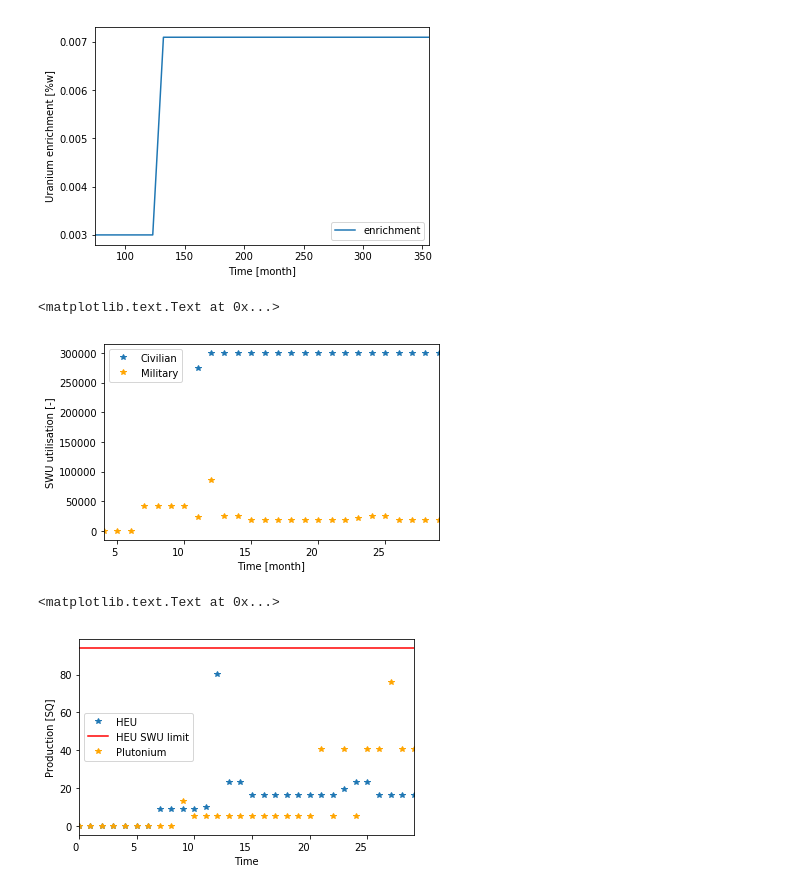
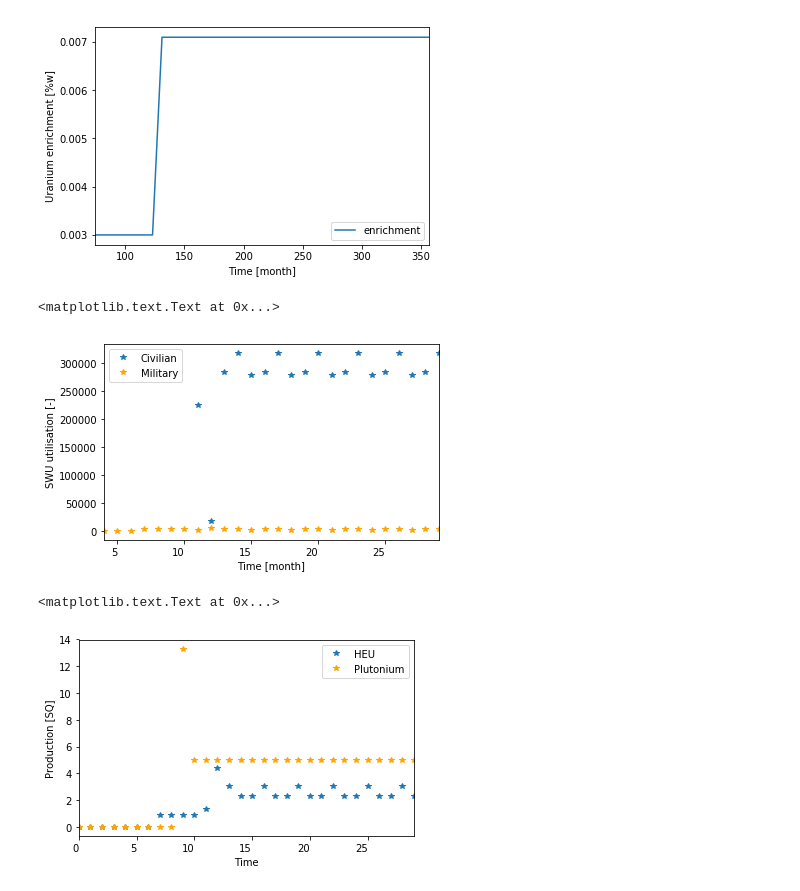
Before and after one commit to a-co/synthetic_history, a Jupyter notebook: Div.ipynb, the cells around one changed output. Saved outputs shown, nothing was run; the diff lists cells and outputs as text; code cells hidden in the pictures.

```diff
--- a/Div.ipynb
+++ b/Div.ipynb
@@ -49,7 +49,7 @@ def SWU(evaler, facilities=()):
     df.reset_index(inplace=True)
     return df
 # %%
-file = "cycle_div_a/main.sqlite"
+file = "civ_mil_A2/main.sqlite"
 db_ = cym.dbopen(file)
 ev_ = cym.Evaluator(db=db_, write=False)
 # %%
@@ -106,22 +108,21 @@ plt.ylabel('SWU utilisation [-]')
 plt.xlabel('Time [month]')
 # %% [output]
 <matplotlib.text.Text at 0x...>
-[figure, old version]
+[figure, new version]
 # %%
 heu_prod = tm.transactions(ev_, senders = ['mil_enrichment'], receivers=['mil_str_fiss'])
 heu_prod['Mass'] *= 1/25.
 ax = cyh.month2year(heu_prod, 1, 12).plot(subplots=True, x='Time', y='Mass', style='*', label = 'HEU')
-plt.axhline(y=196/25.*12., color='r', linestyle='-', label='HEU SWU limit')
 
 
 pu_prod = tm.transactions(ev_, senders=['reprocessing'], receivers=['mil_str_fiss'])
 pu_prod['Mass'] *= 1/8.
 cyh.month2year(pu_prod, 1, 12).plot(subplots=True, color='orange', ax = ax, x='Time', y='Mass', style='*', label='Plutonium')
 
 plt.ylabel('Production [SQ]')
 # %% [output]
 <matplotlib.text.Text at 0x...>
-[figure, old version]
+[figure, new version]
 # %%
 heu_prod = tm.transactions(ev_, senders = ['mil_enrichment'], receivers=['mil_str_fiss'])
 heu_prod[heu_prod['Mass']>0]
```
Also changed, not shown: parts of 7 cells of this notebook, 44 other files.
